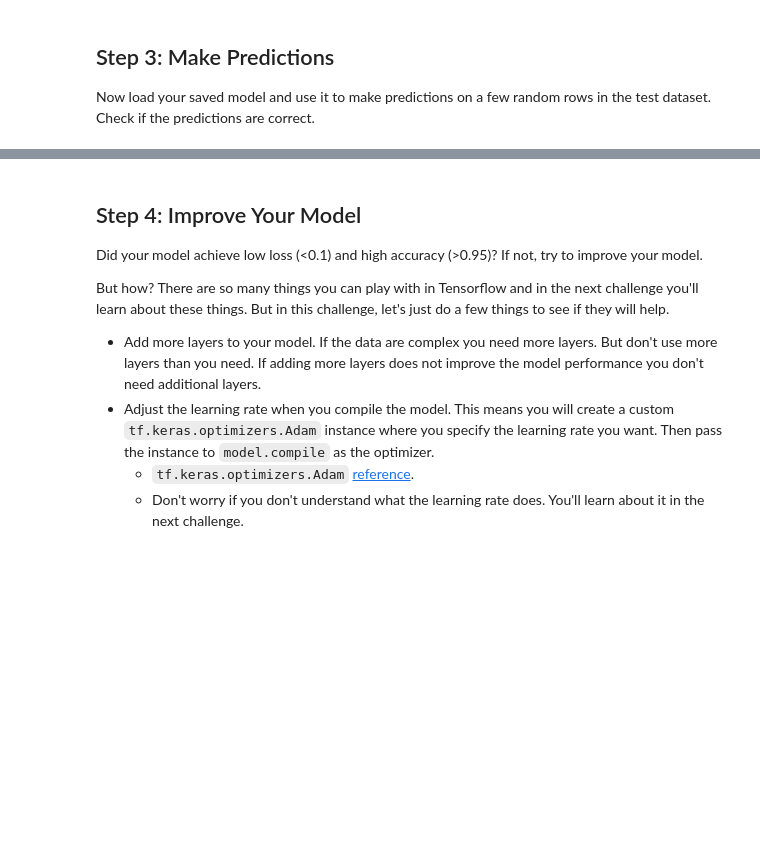
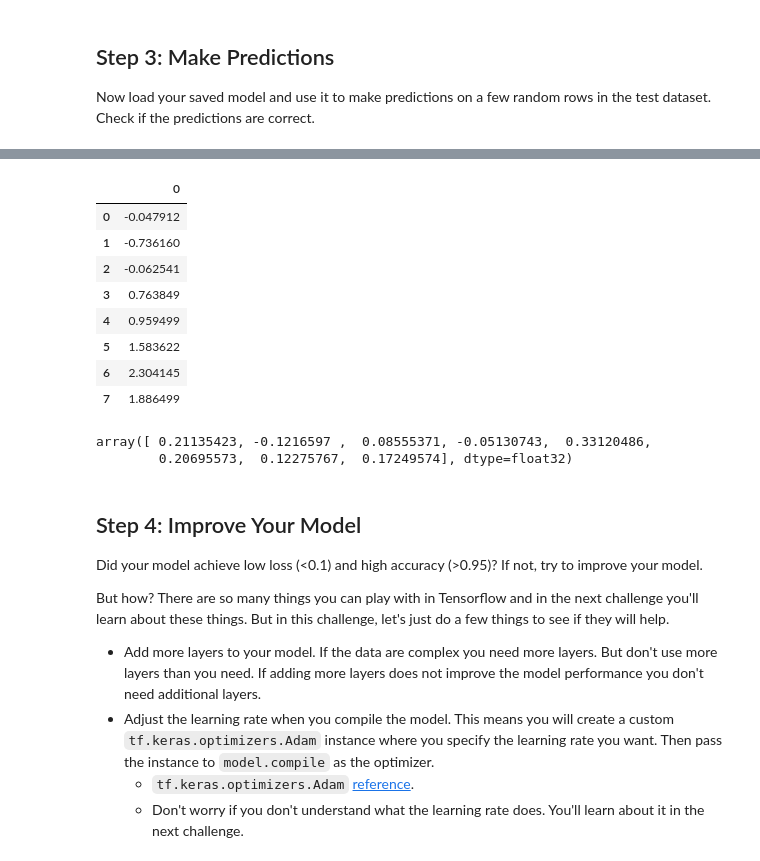
Before and after one commit to dmitry-an-git/lab-deep-learning, a Jupyter notebook: your-code/challenge-1.ipynb, the cells around one changed output, grey strips where cells are left out. Cells and saved outputs as stored; diff of their text form; code cells hidden in the pictures; blank space fills up the shorter version.

```diff
--- a/your-code/challenge-1.ipynb
+++ b/your-code/challenge-1.ipynb
@@ -218,3 +241,21 @@ weighted avg       0.93      0.92      0.91       192
+# %%
+output = pd.DataFrame(np.dot(X.iloc[2,:],weights)+model_c1.get_weights()[1])
+output # first level output for third row of X
+# %% [output]
+|  | 0 |
+| 0 | -0.047912 |
+| 1 | -0.736160 |
+| 2 | -0.062541 |
+| 3 | 0.763849 |
+| 4 | 0.959499 |
+| 5 | 1.583622 |
+| 6 | 2.304145 |
+| 7 | 1.886499 |
+# %%
+model_c1.get_weights()[1] # intercepts
+# %% [output]
+array([ 0.21135423, -0.1216597 ,  0.08555371, -0.05130743,  0.33120486,
+        0.20695573,  0.12275767,  0.17249574], dtype=float32)
 # %% [markdown]
 ## Step 4: Improve Your Model
 
```
Also changed, not shown: parts of 16 cells of this notebook.
